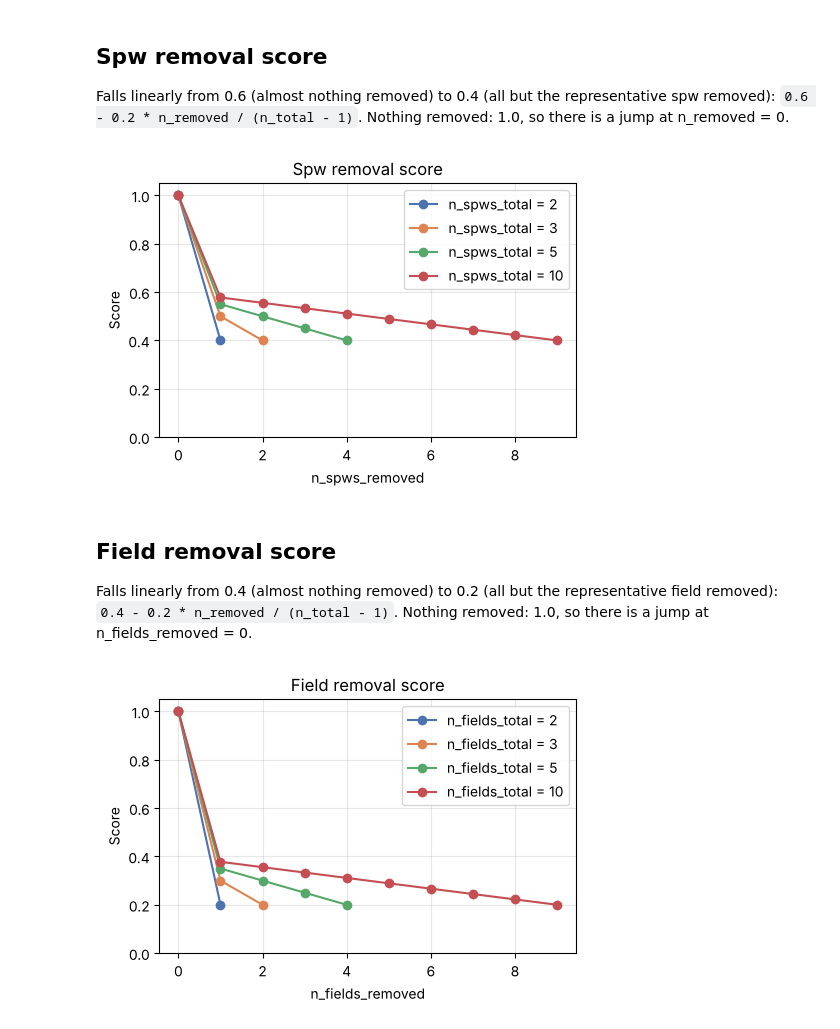
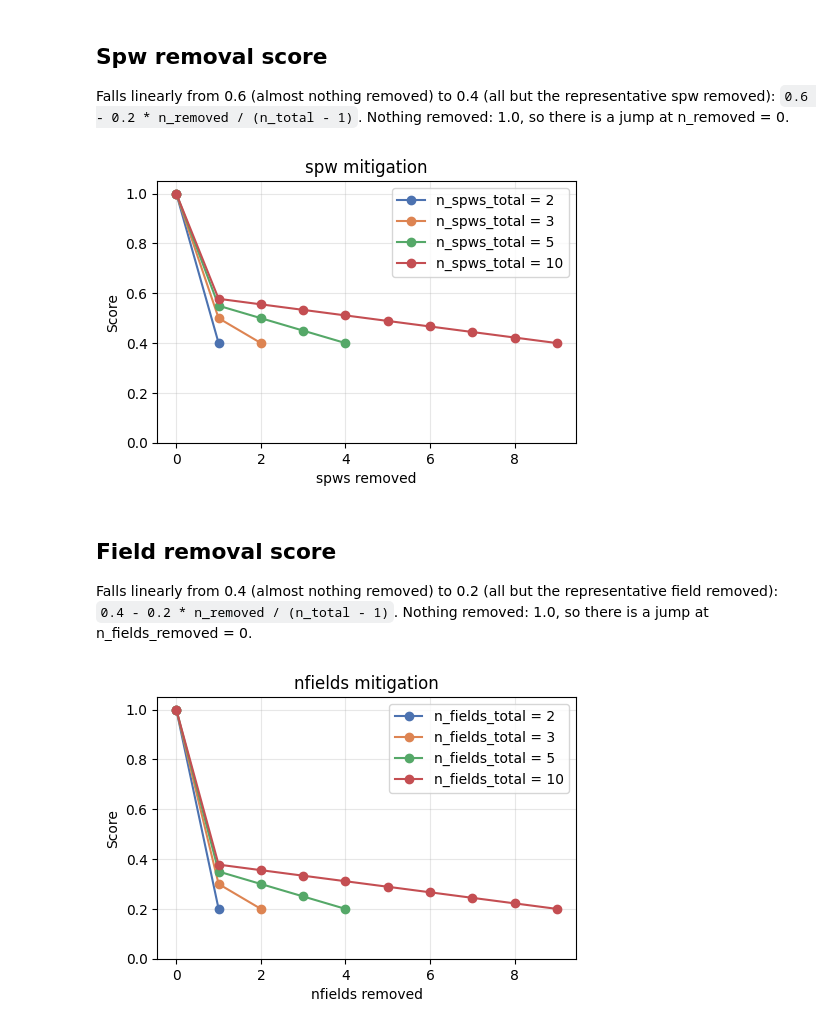
Before and after one commit to lukas-neumann-astro/alma_pipeline_smart_mitigation, a Jupyter notebook: diagnostic_plots_mitigation_scores.ipynb, the cells around one changed output. Saved outputs shown, nothing was run; the diff lists cells and outputs as text; code cells hidden in the pictures.

Commit message:
update plotting scripts

```diff
--- a/diagnostic_plots_mitigation_scores.ipynb
+++ b/diagnostic_plots_mitigation_scores.ipynb
@@ -174,17 +153,17 @@ for n_total, color in zip(n_spws_total_values, colors):
     n_removed_values = np.arange(0, n_total)
     ax.plot(n_removed_values, [score_spws(n_total, k) for k in n_removed_values],
             marker="o", label=f"n_spws_total = {n_total}", color=color)
-ax.set_xlabel("n_spws_removed")
+ax.set_xlabel("spws removed")
 ax.set_ylabel("Score")
-ax.set_title("Spw removal score")
+ax.set_title("spw mitigation")
 ax.set_ylim(0, 1.05)
 ax.legend(loc="upper right")
 ax.grid(alpha=0.3)
 fig.tight_layout()
-fig.savefig(PLOT_DIR / "spws_score.png", dpi=150)
+fig.savefig(PLOT_DIR / "spws_mitigation_scores.png", dpi=150)
 plt.show()
 # %% [output]
-[figure, old version]
+[figure, new version]
 # %% [markdown]
 ## Field removal score
 
@@ -192,19 +171,19 @@ Falls linearly from 0.4 (almost nothing removed) to 0.2 (all but the representat
 # %%
 n_fields_total_values = [2, 3, 5, 10]
 
 fig, ax = plt.subplots(figsize=(5, 5/1.4))
 for n_total, color in zip(n_fields_total_values, colors):
     n_removed_values = np.arange(0, n_total)
     ax.plot(n_removed_values, [score_fields(n_total, k) for k in n_removed_values],
             marker="o", label=f"n_fields_total = {n_total}", color=color)
-ax.set_xlabel("n_fields_removed")
+ax.set_xlabel("nfields removed")
 ax.set_ylabel("Score")
-ax.set_title("Field removal score")
+ax.set_title("nfields mitigation")
 ax.set_ylim(0, 1.05)
 ax.legend(loc="upper right")
 ax.grid(alpha=0.3)
 fig.tight_layout()
-fig.savefig(PLOT_DIR / "fields_score.png", dpi=150)
+fig.savefig(PLOT_DIR / "nfields_mitigation_scores.png", dpi=150)
 plt.show()
 # %% [output]
-[figure, old version]
+[figure, new version]
```
Also changed, not shown: parts of 8 cells of this notebook, 2 other files.
